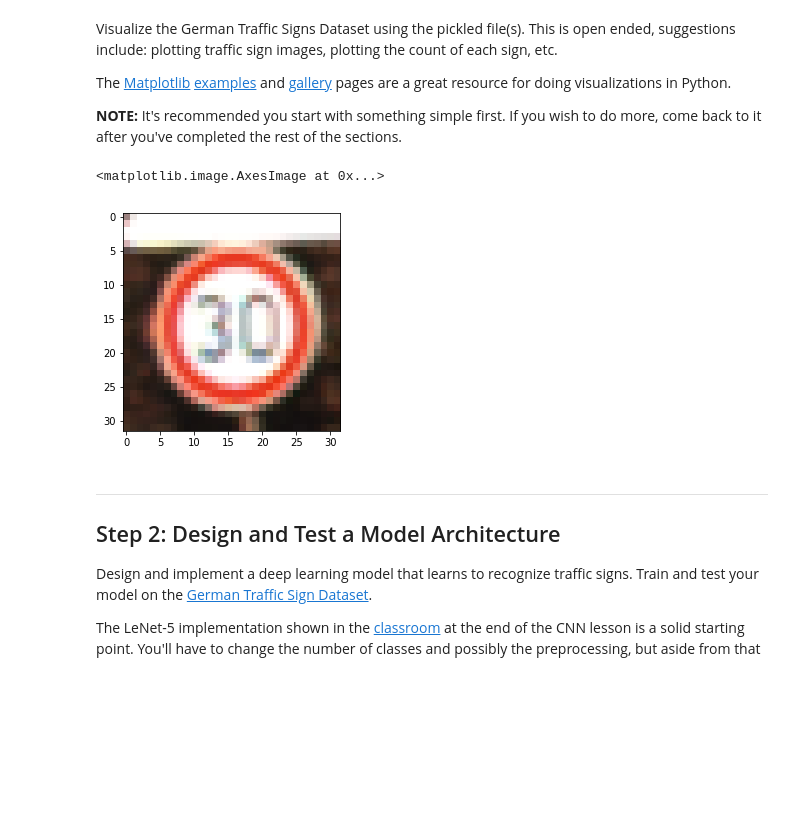
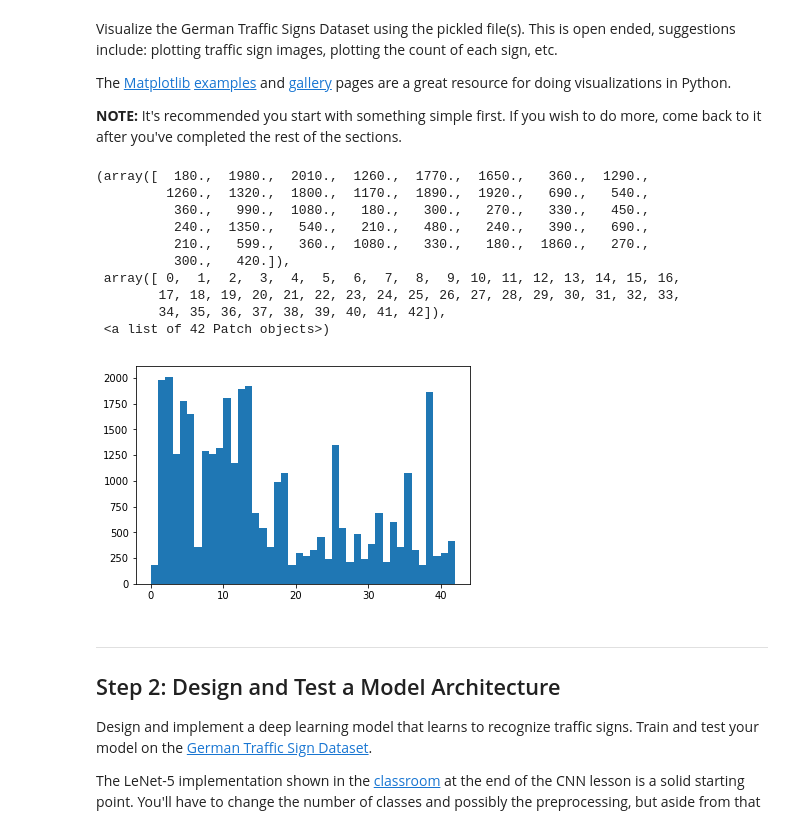
Before and after one commit to clayv/SDC_Project2, a Jupyter notebook: Traffic_Sign_Classifier.ipynb, the cells around one changed output. Cells and saved outputs as stored; diff of their text form; code cells hidden in the pictures; blank space fills up the shorter version.

```diff
--- a/Traffic_Sign_Classifier.ipynb
+++ b/Traffic_Sign_Classifier.ipynb
@@ -25,9 +25,9 @@ import pickle
 
 # TODO: Fill this in based on where you saved the training and testing data
 
-training_file = "./traffic-signs-data/train.p"
-validation_file= "./traffic-signs-data/valid.p"
-testing_file = "./traffic-signs-data/valid.p"
+training_file = "../traffic-signs-data/train.p"
+validation_file= "../traffic-signs-data/valid.p"
+testing_file = "../traffic-signs-data/valid.p"
 
 with open(training_file, mode='rb') as f:
     train = pickle.load(f)
@@ -95,13 +95,23 @@ The [Matplotlib](http://matplotlib.org/) [examples](http://matplotlib.org/exampl
 # %%
 ### Data exploration visualization code goes here.
 ### Feel free to use as many code cells as needed.
 import matplotlib.pyplot as plt
 # Visualizations will be shown in the notebook.
 %matplotlib inline
-plt.imshow(X_train[3000])
+
+plt.hist(y_train, bins=np.arange(y_train.min(), n_classes))
 # %% [output]
-<matplotlib.image.AxesImage at 0x...>
+(array([  180.,  1980.,  2010.,  1260.,  1770.,  1650.,   360.,  1290.,
+         1260.,  1320.,  1800.,  1170.,  1890.,  1920.,   690.,   540.,
+          360.,   990.,  1080.,   180.,   300.,   270.,   330.,   450.,
+          240.,  1350.,   540.,   210.,   480.,   240.,   390.,   690.,
+          210.,   599.,   360.,  1080.,   330.,   180.,  1860.,   270.,
+          300.,   420.]),
+ array([ 0,  1,  2,  3,  4,  5,  6,  7,  8,  9, 10, 11, 12, 13, 14, 15, 16,
+        17, 18, 19, 20, 21, 22, 23, 24, 25, 26, 27, 28, 29, 30, 31, 32, 33,
+        34, 35, 36, 37, 38, 39, 40, 41, 42]),
+ <a list of 42 Patch objects>)
-[figure, old version]
+[figure, new version]
 # %% [markdown]
 ----
 
```
Also changed, not shown: parts of 2 cells of this notebook, 1 other file.
